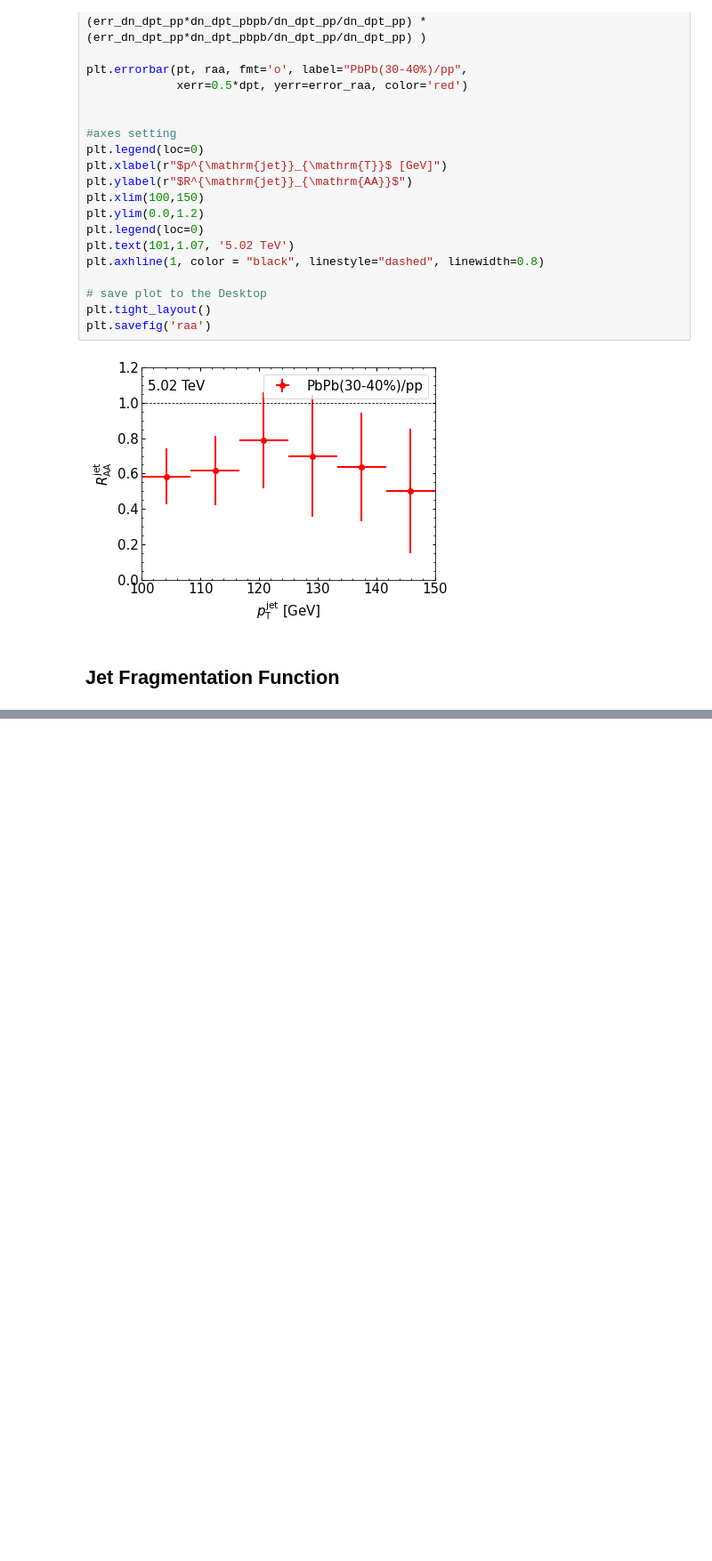
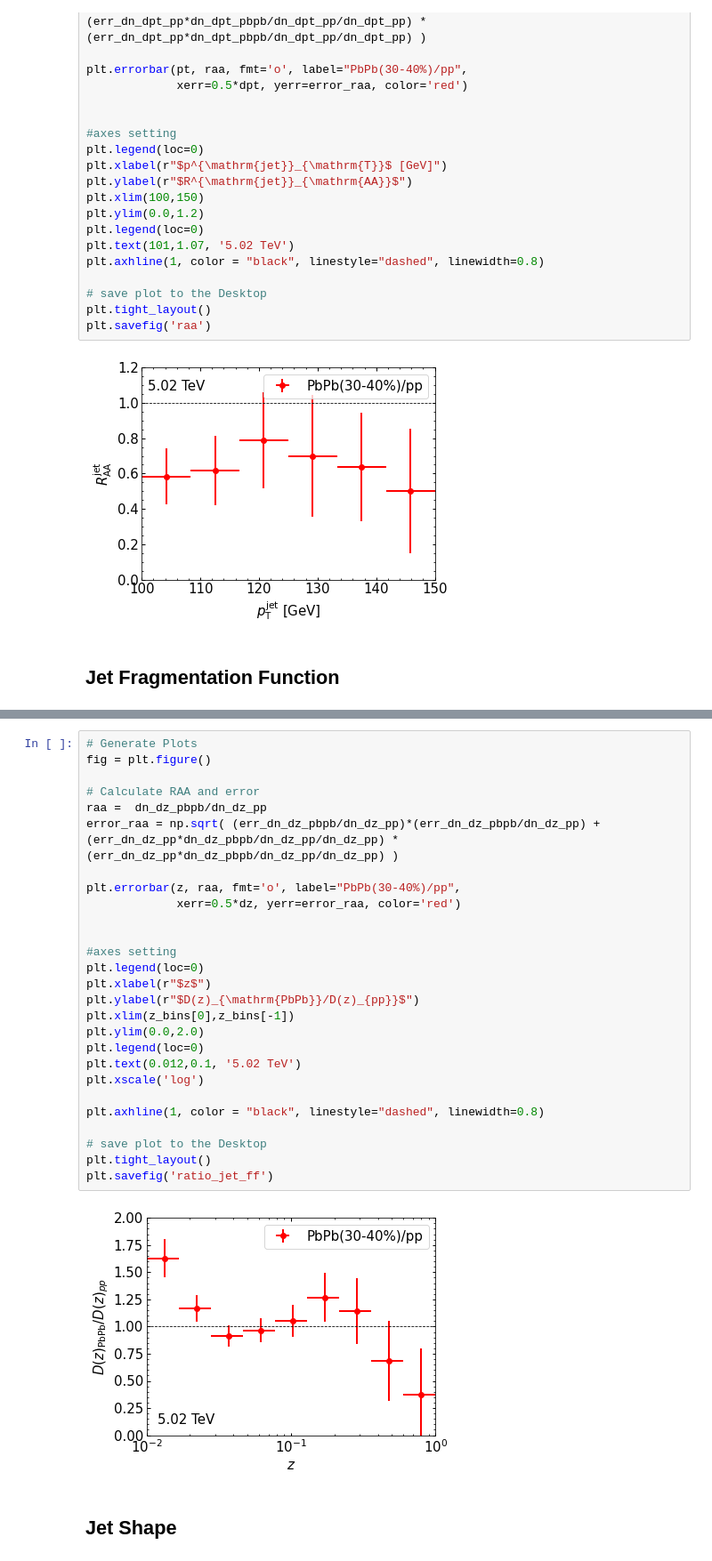
Before and after one commit to JETSCAPE/SummerSchool2021, a Jupyter notebook: Jul23_Jets/notebooks/jet_analysis.ipynb, the cells around one changed output, grey strips where cells are left out. Shown: that part at 89% size. Cells and saved outputs as stored; diff of their text form; blank space fills up the shorter version.

```diff
--- a/Jul23_Jets/notebooks/jet_analysis.ipynb
+++ b/Jul23_Jets/notebooks/jet_analysis.ipynb
@@ -154,0 +234,31 @@ plt.savefig('raa')
+# %%
+# Generate Plots
+fig = plt.figure()
+
+# Calculate RAA and error
+raa =  dn_dz_pbpb/dn_dz_pp
+error_raa = np.sqrt( (err_dn_dz_pbpb/dn_dz_pp)*(err_dn_dz_pbpb/dn_dz_pp) + (err_dn_dz_pp*dn_dz_pbpb/dn_dz_pp/dn_dz_pp) * (err_dn_dz_pp*dn_dz_pbpb/dn_dz_pp/dn_dz_pp) )
+
+plt.errorbar(z, raa, fmt='o', label="PbPb(30-40%)/pp",
+             xerr=0.5*dz, yerr=error_raa, color='red')
+
+
+#axes setting
+plt.legend(loc=0)
+plt.xlabel(r"$z$")
+plt.ylabel(r"$D(z)_{\mathrm{PbPb}}/D(z)_{pp}}$")
+plt.xlim(z_bins[0],z_bins[-1])
+plt.ylim(0.0,2.0)
+plt.legend(loc=0)
+plt.text(0.012,0.1, '5.02 TeV')
+plt.xscale('log')
+
+plt.axhline(1, color = "black", linestyle="dashed", linewidth=0.8)
+
+# save plot to the Desktop
+plt.tight_layout()
+plt.savefig('ratio_jet_ff')
+# %% [output]
+[figure, added]
+# %% [markdown]
+## Jet Shape
```
Also changed, not shown: parts of 3 cells of this notebook.
